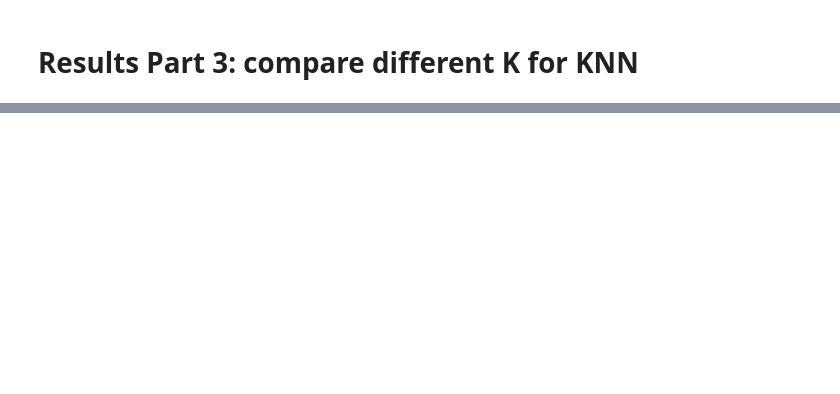
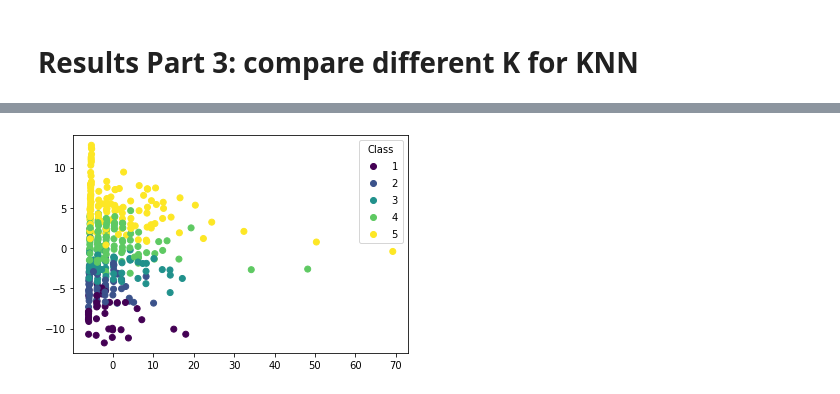
Before and after one commit to pha123661/NYCU-2021Fall-Introduction-to-Machine-Learning, a Jupyter notebook: HW2/Source code HW2 0711239.ipynb, the cells around one changed output, grey strips where cells are left out. Cells and saved outputs as stored; diff of their text form; code cells hidden in the pictures; blank space fills up the shorter version.

```diff
--- a/HW2/Source code HW2 0711239.ipynb
+++ b/HW2/Source code HW2 0711239.ipynb
@@ -366,0 +457,11 @@ Bagging: 同時隨機的sample data，權重均相等，也就是說不同classi
+# %%
+from matplotlib.colors import ListedColormap
+# PCA
+X, _ = pca_transform(x, x, k=2)
+Y = y_5class
+fig, ax = plt.subplots()
+scatter = ax.scatter(X[:, 0], X[:, 1], c=Y)
+legend = ax.legend(*scatter.legend_elements(), title="Class")
+plt.show()
+# %% [output]
+[figure, added]
```
Also changed, not shown: parts of 20 cells of this notebook, 2 other files.
